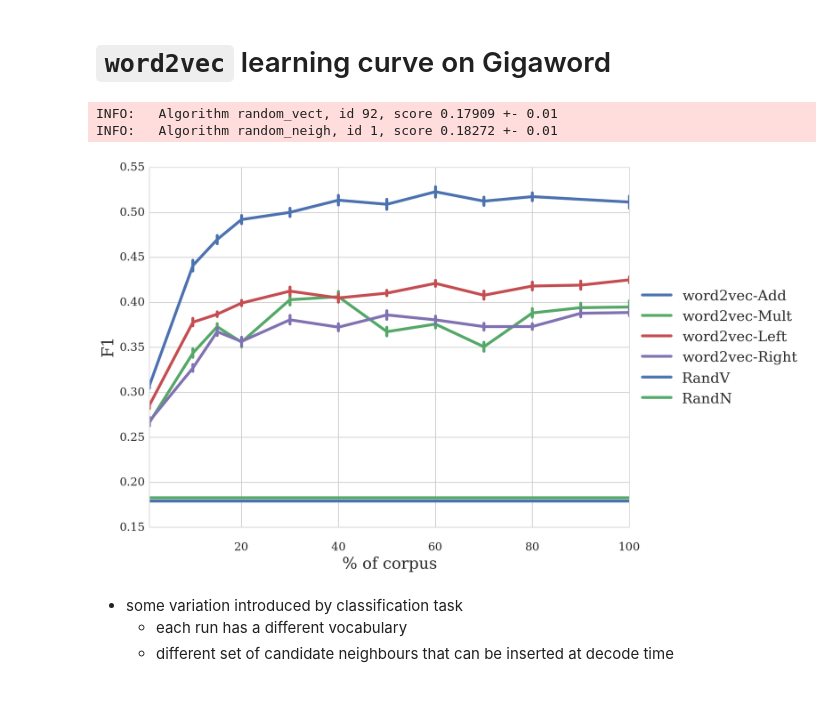
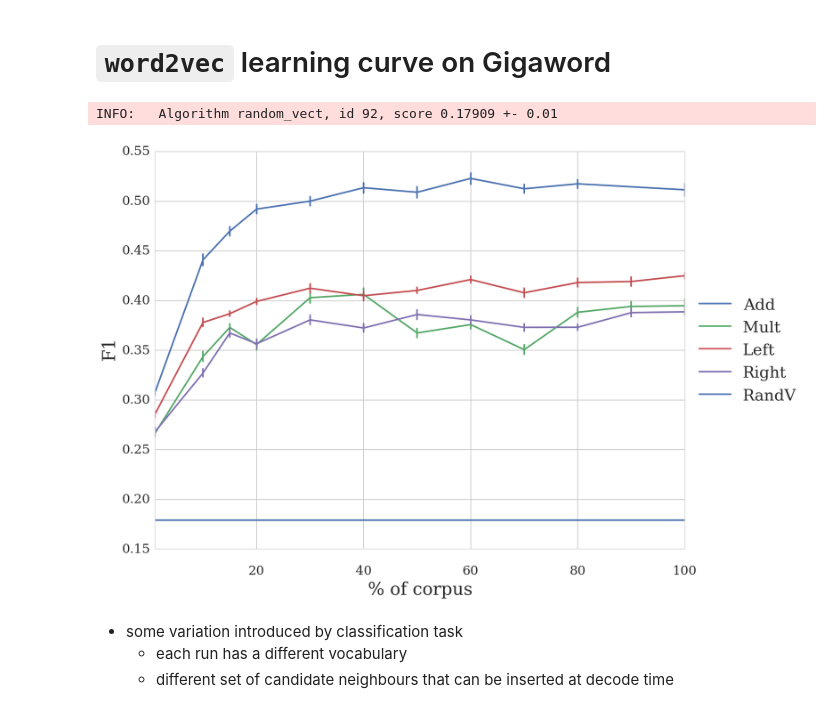
Before and after one commit to mbatchkarov/ExpLosion, a Jupyter notebook: notebooks/effect_of_unlabelled_size.ipynb, the cells around one changed output. Drawn from its saved outputs; the diff is of its cells as text; code cells hidden in the pictures.

Commit message:
figures, figures

```diff
--- a/notebooks/effect_of_unlabelled_size.ipynb
+++ b/notebooks/effect_of_unlabelled_size.ipynb
@@ -61,7 +61,8 @@ def get_exp_ids_for_reruns_of_word2vec(corpus='amazon_grouped-tagged'):
 # `word2vec` learning curve on Gigaword
 # %%
 from itertools import chain
-plt.rcParams['lines.linewidth'] = 4
+# plt.rcParams['lines.linewidth'] = 8
+# plt.rcParams['legend.fontsize'] = 40
 
 # corpus = 'reuters21578/r8-tagged-grouped'
 corpus = 'amazon_grouped-tagged'
@@ -74,7 +75,8 @@ cv_folds = get_cv_fold_count(ids)
 names = []
 for id in ids:
     exp = Experiment.objects.get(id=id)
-    names.append('%s-%s'%(exp.vectors.algorithm, exp.vectors.composer))
+#     names.append('%s-%s'%(exp.vectors.algorithm, exp.vectors.composer))
+    names.append('%s'%(exp.vectors.composer))
 names = np.repeat(names, cv_folds)
 exp_ids = np.repeat(ids, cv_folds)
 
@@ -83,36 +85,35 @@ df = pd.DataFrame({'F1':scores,
                    'cvfold':folds,
                    '% of corpus':get_vectors_field(ids, 'unlabelled_percentage'),
                    'ids':exp_ids})
 # df1#['% of Gigaword']
 df.to_html('df.html')
 df[df.cvfold==0].sort('% of corpus').to_html('dfsmall.html')
 
 ax = sns.tsplot(df, time='% of corpus', condition='Composer', value='F1', unit='cvfold',
                 err_style=['ci_bars']);
 # _ = ax.set_title('Performance vs Amount of unlabelled data');
 # _ = ax.set(ylim=(.5, .8))
 # _ = ax.set(xlim=(None, 10)) # zoom in on the left hand size
 # remove axis labels
 # ax.set(xlabel='', ylabel='')
 
 # random baseline
-for alg, paper_name in zip(['random_vect', 'random_neigh'], ['RandV', 'RandN']):
+for alg, paper_name in zip(['random_vect', ], ['RandV', ]): # 'random_neigh', 'RandN'
     try: # I don't have random vect results for amazon
         rand = Experiment.objects.get(vectors__algorithm=alg, labelled=corpus).id
         score, score_std = Results.objects.get(id=rand,
                                                   classifier='MultinomialNB').get_performance_info('macrof1')
         logging.info('Algorithm %s, id %d, score %0.5f +- %0.2f', alg, rand, score, score_std)
         ax.plot(range(0,101), [score]*101, label=paper_name);
     except Exception as e:
         print(e)
         logging.info('Missing %s for %s', alg, corpus)
         continue
 plt.legend(loc='center left',  bbox_to_anchor=(1, 0.5))
 plt.savefig('plot-w2v_learning_curve_amazon.pdf' ,format='pdf', dpi=300, bbox_inches='tight', pad_inches=0.1)
 # %% [output]
 INFO:   Algorithm random_vect, id 92, score 0.17909 +- 0.01
-INFO:   Algorithm random_neigh, id 1, score 0.18272 +- 0.01
-[figure, old version]
+[figure, new version]
 # %% [markdown]
  - some variation introduced by classification task
    - each run has a different vocabulary
```
Also changed, not shown: parts of 3 cells of this notebook, 1 other file.
